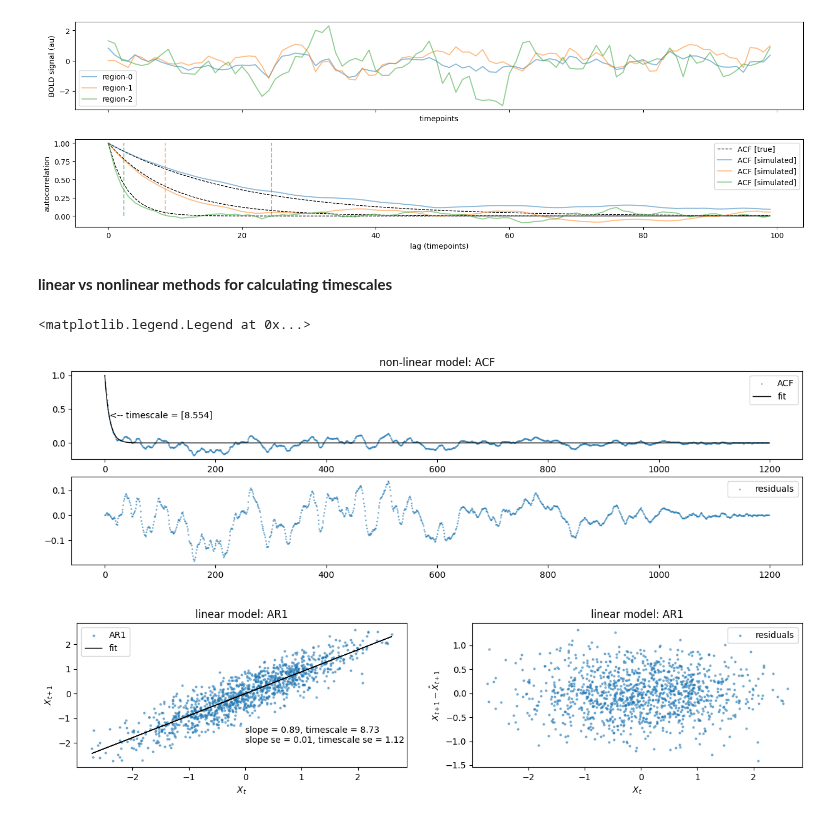
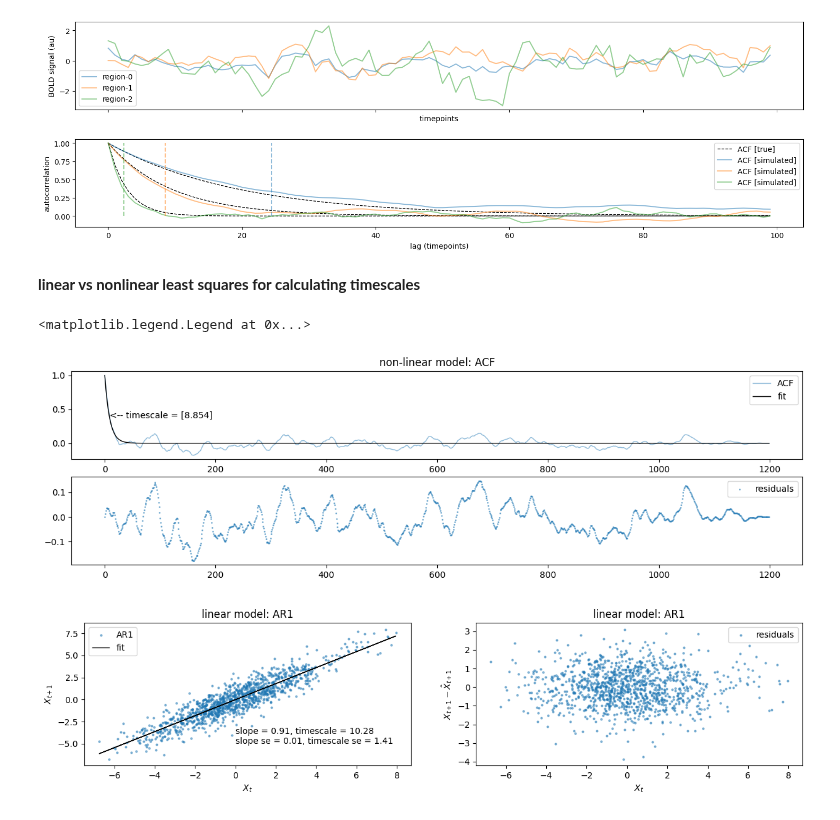
Before and after one commit to griegner/fmri-timescales, a Jupyter notebook: examples/00-simulation-example.ipynb, the cells around one changed output. Saved outputs shown, nothing was run; the diff lists cells and outputs as text; code cells hidden in the pictures.

```diff
--- a/examples/00-simulation-example.ipynb
+++ b/examples/00-simulation-example.ipynb
@@ -108,59 +108,61 @@ plot_grid(X, acf, X_acf, X_timescale)
 # %% [output]
 [figure]
 # %% [markdown]
-**linear vs  nonlinear methods for calculating timescales**
+**linear vs  nonlinear least  squares for calculating timescales**
 # %%
-region = 1
+X = sim.sim_ar([0.9], n_timepoints)
+X_acf = acf_utils.acf_fft(X.reshape(1, -1), n_timepoints).squeeze()
+timepoints = np.arange(n_timepoints)
 
 # non-linear model
-x = np.arange(n_timepoints)
-acf = X_acf[region, :]
-
-nlm_timescale, var = curve_fit(f, x, acf)
-acf_fit = f(x, nlm_timescale)
-nlm_residuals = acf - acf_fit
+nlls_timescale, var = curve_fit(f, timepoints, X_acf)
+nlls_fit = f(timepoints, nlls_timescale)
+nlls_residuals = X_acf - nlls_fit
 
 # linear model
-X_t = X[region, :-1]
-X_t1 = X[region, 1:]
-lm = linregress(X_t, X_t1)
-lm_timescale = -1 / np.log(lm.slope)
+X_t = X[:-1]
+X_t1 = X[1:]
+lls = linregress(X_t, X_t1)
+lls_timescale = -1 / np.log(lls.slope)
+lls_fit = lls.intercept + lls.slope * X_t
 # delta method for standard error of timescale
-timescale_stderr = (1 / (lm.slope * np.log(lm.slope) ** 2)) * lm.stderr
-lm_residuals = X_t1 - (lm.intercept + lm.slope * X_t)
+lls_se = (1 / (lls.slope * np.log(lls.slope) ** 2)) * lls.stderr
+lls_residuals = X_t1 - lls_fit
+
 
 # plot non-linear model
 fig, ax = plt.subplots(2, 1, figsize=(15, 4))
 ax[0].set_title("non-linear model: ACF")
 
-ax[0].scatter(x, acf, s=1, alpha=0.5, label="ACF")
-ax[0].plot(x, acf_fit, c="k", lw=1, label="fit")
-ax[0].annotate(f"<-- timescale = {nlm_timescale}", (nlm_timescale, 1 / np.e))
+ax[0].plot(timepoints, X_acf, lw=1, alpha=0.5, label="ACF")
+ax[0].plot(timepoints, nlls_fit, c="k", lw=1, label="fit")
+ax[0].annotate(f"<-- timescale = {nlls_timescale}", (nlls_timescale, 1 / np.e))
 ax[0].legend()
 
-ax[1].scatter(x, nlm_residuals, s=1, alpha=0.5, label="residuals")
+ax[1].scatter(timepoints, nlls_residuals, s=1, alpha=0.5, label="residuals")
 ax[1].legend()
 
 # plot linear model
 fig, ax = plt.subplots(1, 2, figsize=(15, 3))
 ax[0].set_title("linear model: AR1")
 ax[1].set_title("linear model: AR1")
 
 ax[0].scatter(X_t, X_t1, s=4, alpha=0.5, label="AR1")
-ax[0].plot(X_t, lm.intercept + lm.slope * X_t, c="k", lw=1, label="fit")
+
+ax[0].plot(X_t, lls_fit, c="k", lw=1, label="fit")
 ax[0].annotate(
-    f"slope = {lm.slope:.2f}, timescale = {lm_timescale:.2f}\nslope se = {lm.stderr:.2f}, timescale se = {timescale_stderr:.2f}",
-    (0, -2),
+    f"slope = {lls.slope:.2f}, timescale = {lls_timescale:.2f}\nslope se = {lls.stderr:.2f}, timescale se = {lls_se:.2f}",
+    (0, -5),
 )
 ax[0].set_xlabel(r"$X_t$")
 ax[0].set_ylabel(r"$X_{t+1}$")
 ax[0].legend()
 
-ax[1].scatter(X_t, lm_residuals, s=4, alpha=0.5, label="residuals")
+ax[1].scatter(X_t, lls_residuals, s=4, alpha=0.5, label="residuals")
 ax[1].set_xlabel(r"$X_t$")
 ax[1].set_ylabel(r"$X_{t+1} - \hat{X}_{t+1}$")
 ax[1].legend()
 # %% [output]
 <matplotlib.legend.Legend at 0x...>
-[figure, old version]
+[figure, new version]
-[figure, old version]
+[figure, new version]
```
Also changed, not shown: parts of 1 cell of this notebook.
